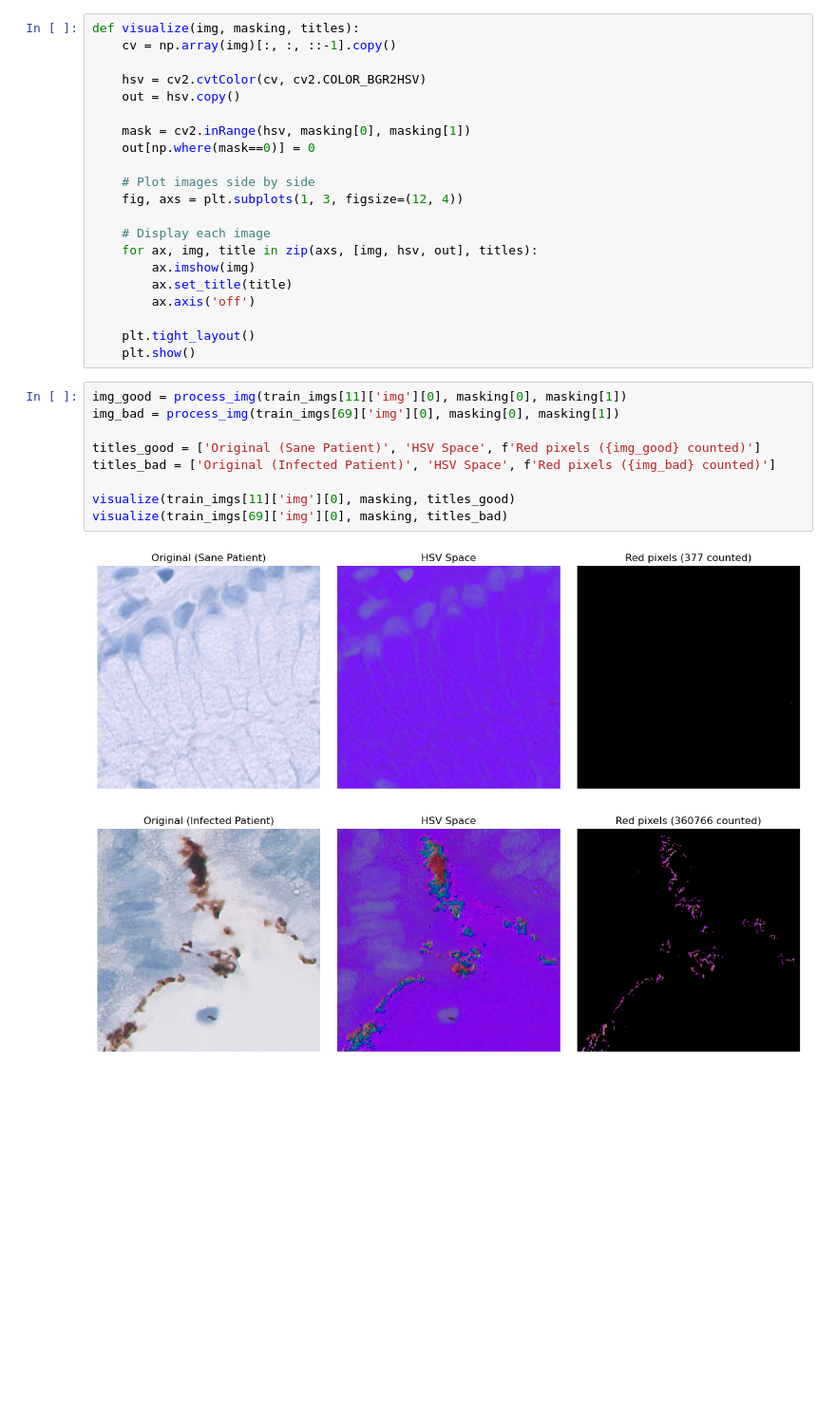
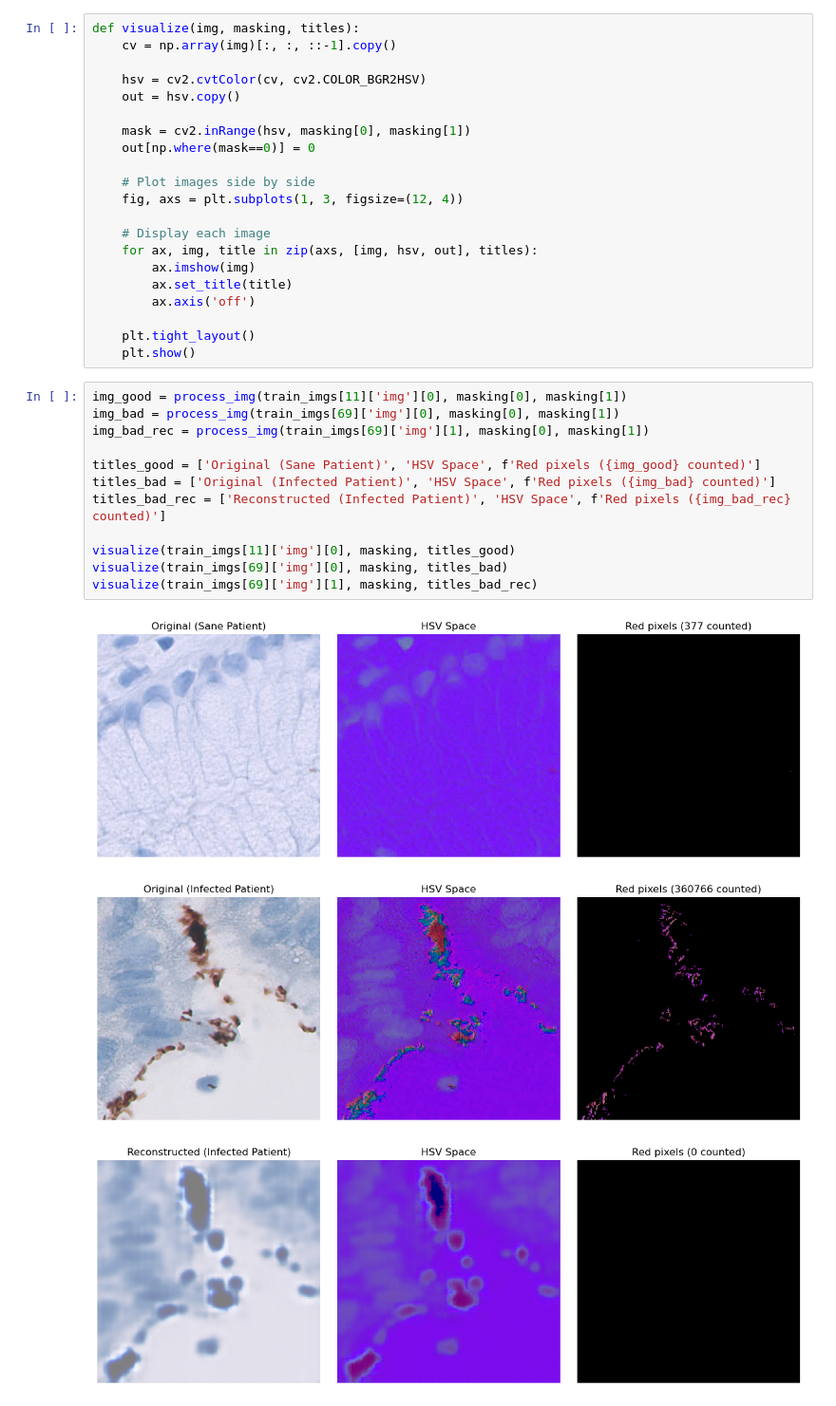
Before and after one commit to Arnau1/Helicobacter, a Jupyter notebook: FeatureExtraction.ipynb, the cells around one changed output. Shown at 95% size. Cells and saved outputs as stored; diff of their text form; blank space fills up the shorter version.

```diff
--- a/ColourAnalysis.ipynb
+++ b/FeatureExtraction.ipynb
@@ -76,12 +70,16 @@ def visualize(img, masking, titles):
 # %%
 img_good = process_img(train_imgs[11]['img'][0], masking[0], masking[1])
 img_bad = process_img(train_imgs[69]['img'][0], masking[0], masking[1])
+img_bad_rec = process_img(train_imgs[69]['img'][1], masking[0], masking[1])
 
 titles_good = ['Original (Sane Patient)', 'HSV Space', f'Red pixels ({img_good} counted)']
 titles_bad = ['Original (Infected Patient)', 'HSV Space', f'Red pixels ({img_bad} counted)']
+titles_bad_rec = ['Reconstructed (Infected Patient)', 'HSV Space', f'Red pixels ({img_bad_rec} counted)']
 
 visualize(train_imgs[11]['img'][0], masking, titles_good)
 visualize(train_imgs[69]['img'][0], masking, titles_bad)
+visualize(train_imgs[69]['img'][1], masking, titles_bad_rec)
 # %% [output]
 [figure]
 [figure]
+[figure, added]
```
Also changed, not shown: parts of 12 cells of this notebook, 2 other files.
